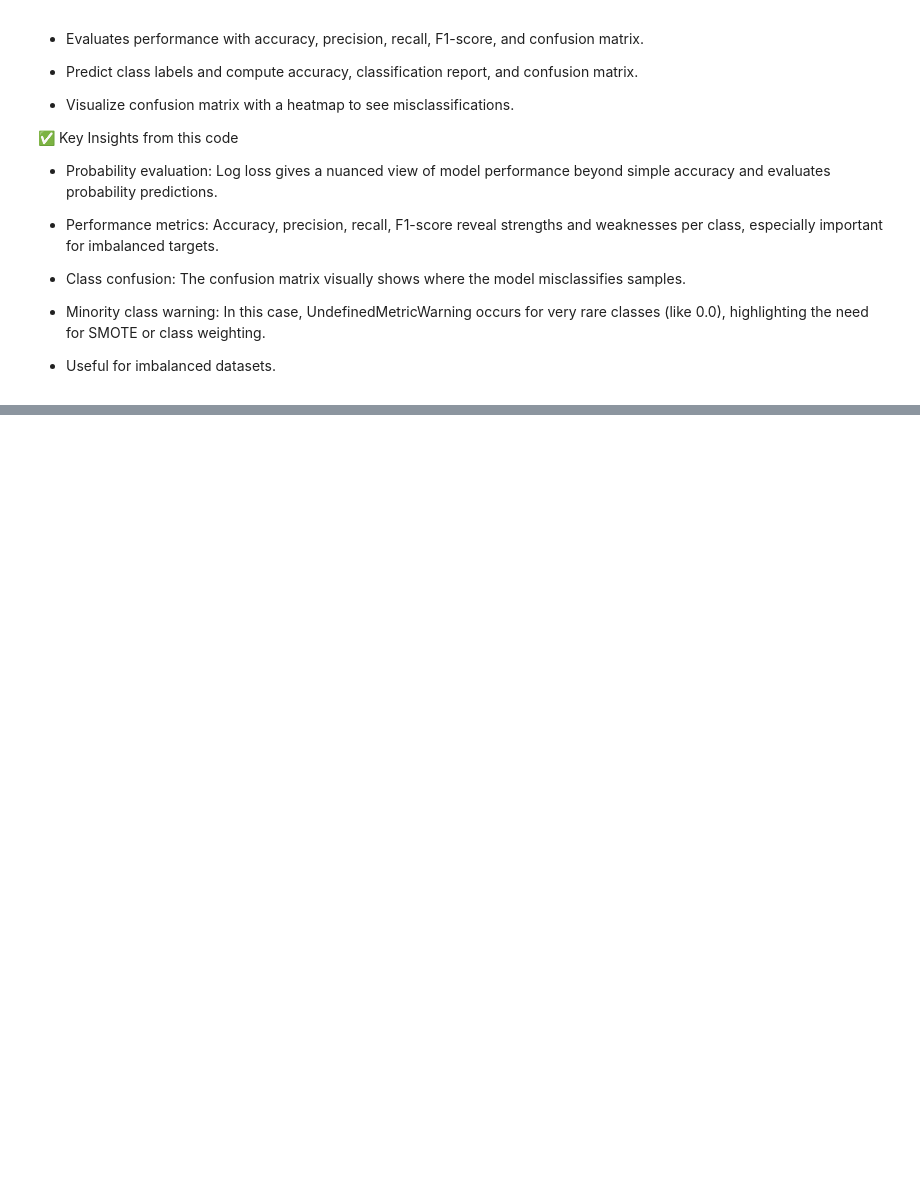
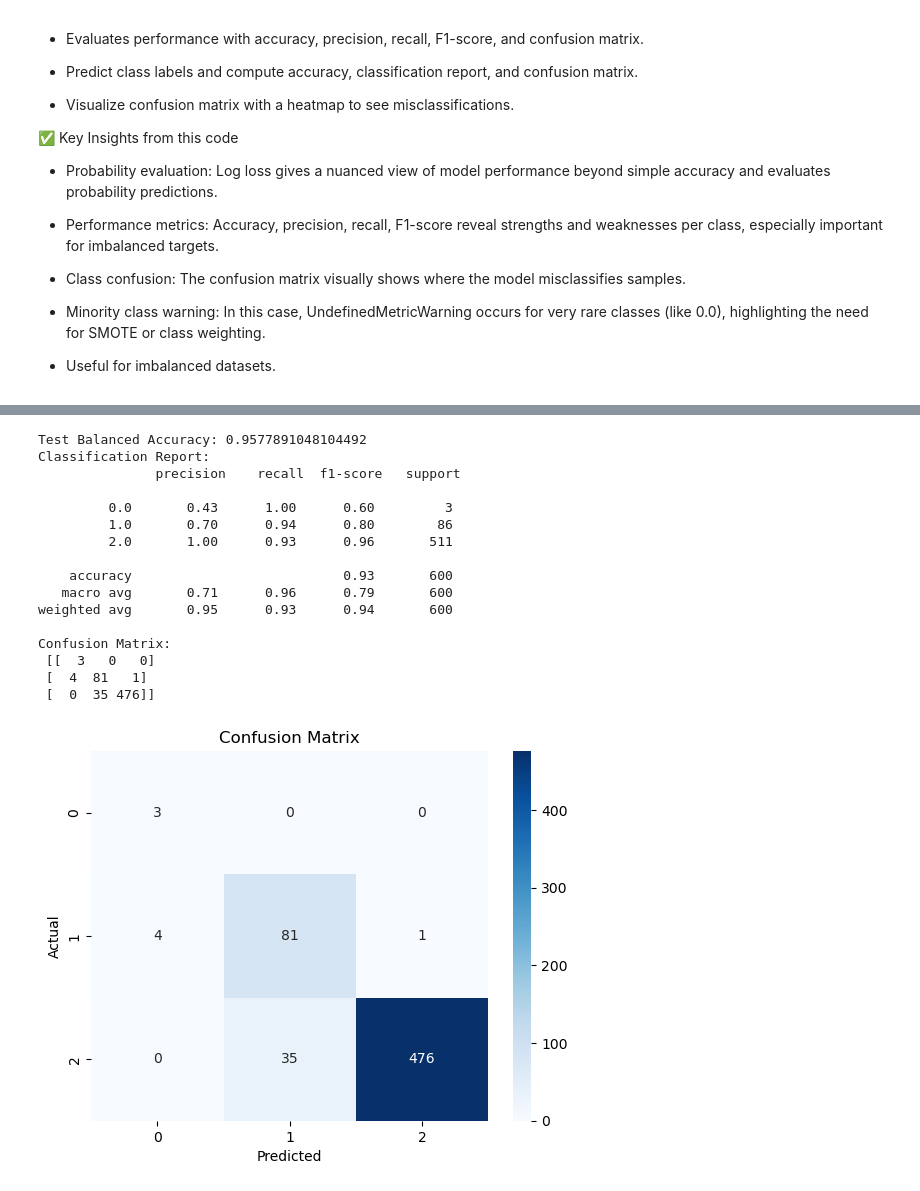
Before and after one commit to Natashaa7/Phone-Addiction-Analysis, a Jupyter notebook: TeenPhoneAddiction.ipynb, the cells around one changed output, grey strips where cells are left out. Cells and saved outputs as stored; diff of their text form; code cells hidden in the pictures; blank space fills up the shorter version.

```diff
--- a/TeenPhoneAddiction.ipynb
+++ b/TeenPhoneAddiction.ipynb
@@ -1208,0 +1398,30 @@ weighted avg       0.93      0.94      0.93       600
+# %%
+y_pred = xgb_model.predict(X_test)
+
+print("Test Balanced Accuracy:", balanced_accuracy_score(y_test, y_pred))
+print("Classification Report:\n", classification_report(y_test, y_pred))
+print("Confusion Matrix:\n", confusion_matrix(y_test, y_pred))
+
+sns.heatmap(confusion_matrix(y_test, y_pred), annot=True, fmt='d', cmap='Blues', xticklabels=labels, yticklabels=labels)
+plt.xlabel("Predicted")
+plt.ylabel("Actual")
+plt.title("Confusion Matrix")
+plt.show()
+# %% [output]
+Test Balanced Accuracy: 0.9577891048104492
+Classification Report:
+               precision    recall  f1-score   support
+
+         0.0       0.43      1.00      0.60         3
+         1.0       0.70      0.94      0.80        86
+         2.0       1.00      0.93      0.96       511
+
+    accuracy                           0.93       600
+   macro avg       0.71      0.96      0.79       600
+weighted avg       0.95      0.93      0.94       600
+
+Confusion Matrix:
+ [[  3   0   0]
+ [  4  81   1]
+ [  0  35 476]]
+[figure, added]
```
Also changed, not shown: parts of 47 cells of this notebook.
